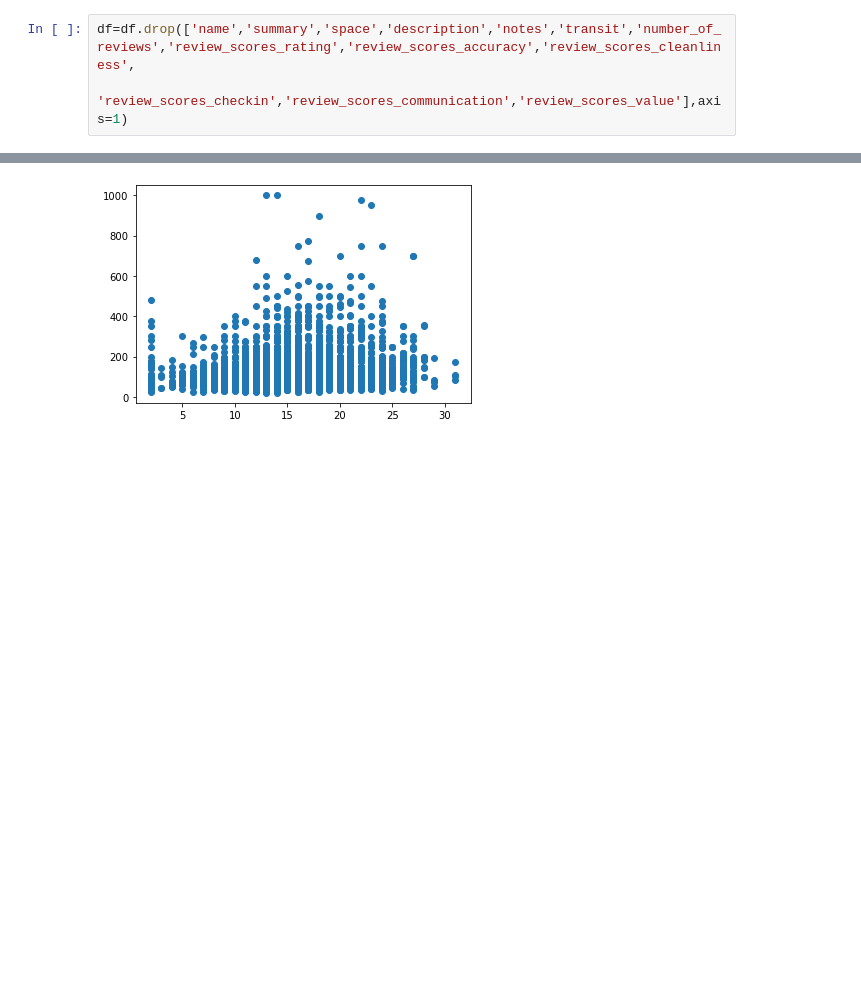
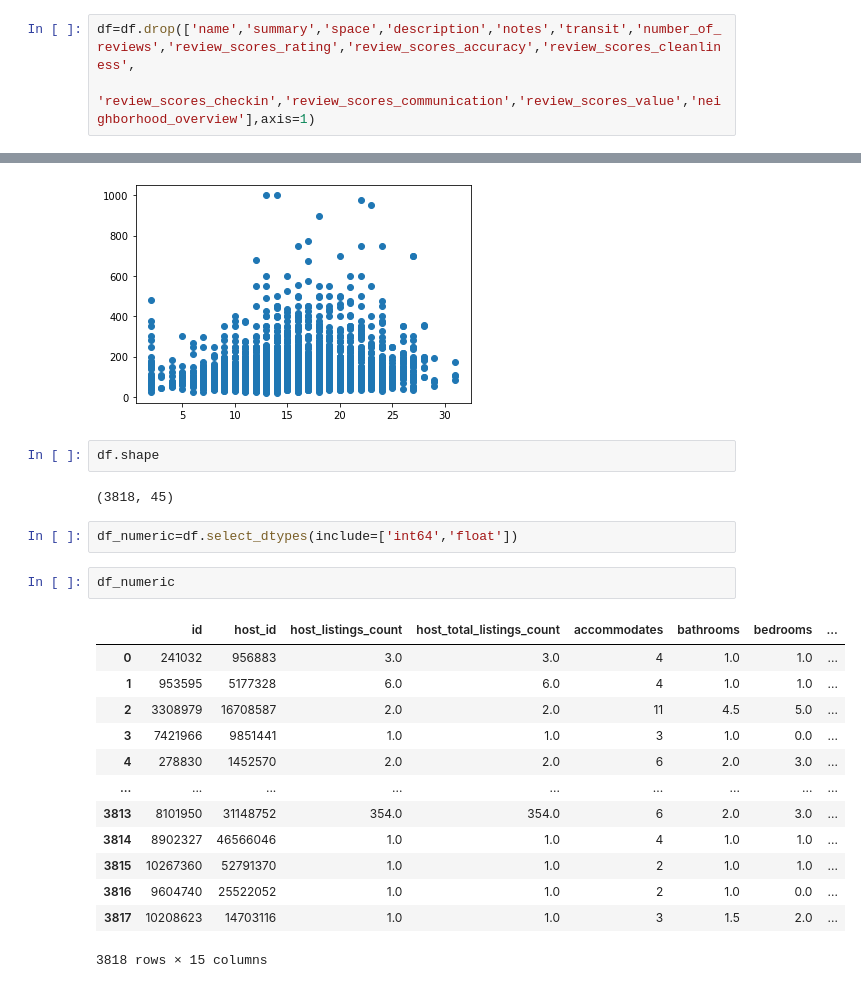
Before and after one commit to Ajax243/Airbnb_Seattle, a Jupyter notebook: listings_notebook.ipynb, the cells around one changed output, grey strips where cells are left out. Saved outputs shown, nothing was run; the diff lists cells and outputs as text; blank space fills up the shorter version.

Commit message:
Decided what to do with remaining columns based on exploration

```diff
--- a/listings_notebook.ipynb
+++ b/listings_notebook.ipynb
@@ -169,7 +169,7 @@ See the caveats in the documentation: https://pandas.pydata.org/pandas-docs/stab
   df1['review_scores_total']=df1['review_scores_rating']+df1['review_scores_accuracy']+df1['review_scores_cleanliness']+df1.review_scores_checkin
 # %%
 df=df.drop(['name','summary','space','description','notes','transit','number_of_reviews','review_scores_rating','review_scores_accuracy','review_scores_cleanliness',
-         'review_scores_checkin','review_scores_communication','review_scores_value'],axis=1)
+         'review_scores_checkin','review_scores_communication','review_scores_value','neighborhood_overview'],axis=1)
 # %%
 df2=df[['amenities']]
 df2['amenities']=(df2['amenities']).str.replace('"','')
@@ -209,3 +209,25 @@ df3['amenities_count'].corr((df['price']))
 # %% [output]
 0.1841758191696443
 [figure]
+# %%
+df.shape
+# %% [output]
+(3818, 45)
+# %%
+df_numeric=df.select_dtypes(include=['int64','float'])
+# %%
+df_numeric
+# %% [output]
+|  | id | host_id | host_listings_count | host_total_listings_count | accommodates | bathrooms | bedrooms | ... |
+| 0 | 241032 | 956883 | 3.0 | 3.0 | 4 | 1.0 | 1.0 | ... |
+| 1 | 953595 | 5177328 | 6.0 | 6.0 | 4 | 1.0 | 1.0 | ... |
+| 2 | 3308979 | 16708587 | 2.0 | 2.0 | 11 | 4.5 | 5.0 | ... |
+| 3 | 7421966 | 9851441 | 1.0 | 1.0 | 3 | 1.0 | 0.0 | ... |
+| 4 | 278830 | 1452570 | 2.0 | 2.0 | 6 | 2.0 | 3.0 | ... |
+| ... | ... | ... | ... | ... | ... | ... | ... | ... |
+| 3813 | 8101950 | 31148752 | 354.0 | 354.0 | 6 | 2.0 | 3.0 | ... |
+| 3814 | 8902327 | 46566046 | 1.0 | 1.0 | 4 | 1.0 | 1.0 | ... |
+| 3815 | 10267360 | 52791370 | 1.0 | 1.0 | 2 | 1.0 | 1.0 | ... |
+| 3816 | 9604740 | 25522052 | 1.0 | 1.0 | 2 | 1.0 | 0.0 | ... |
+| 3817 | 10208623 | 14703116 | 1.0 | 1.0 | 3 | 1.5 | 2.0 | ... |
+3818 rows × 15 columns
```
Also changed, not shown: parts of 2 cells of this notebook.
